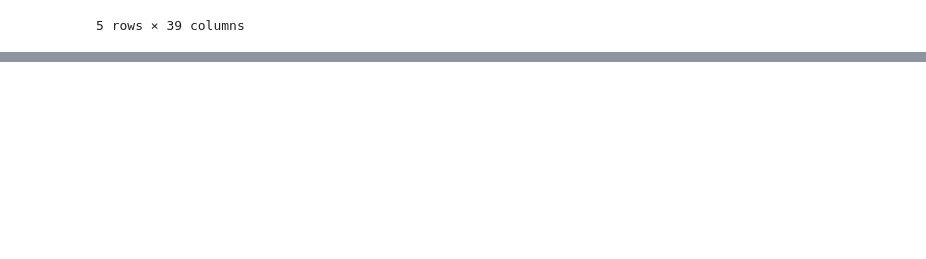
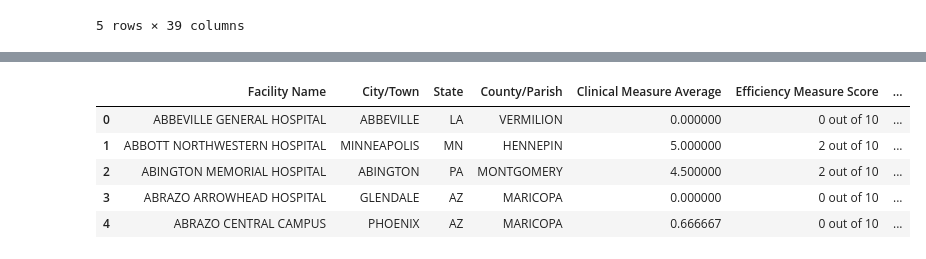
Before and after one commit to JackBrandt/jackbrandt.github.io, a Jupyter notebook: data_cleaning_joining.ipynb, the cells around one changed output, grey strips where cells are left out. Cells and saved outputs as stored; diff of their text form; code cells hidden in the pictures; blank space fills up the shorter version.

```diff
--- a/data_cleaning_joining.ipynb
+++ b/data_cleaning_joining.ipynb
@@ -375,0 +391,9 @@ join6.head()
+# %%
+# Fix anad Condense hvbp_clinical
+measure_cols=['MORT-30-AMI Measure Score','MORT-30-HF Measure Score','MORT-30-PN Measure Score','MORT-30-COPD Measure Score','MORT-30-CABG Measure Score','COMP-HIP-KNEE Measure Score']
+hvbp_clinfix=hvbp_clinical.copy()
+hvbp_clinfix[measure_cols] = hvbp_clinfix[measure_cols].replace('Not Available', np.nan)
+hvbp_clinfix[measure_cols] = hvbp_clinfix[measure_cols].apply(lambda col: col.str.extract(r'(\d+(?:\.\d+)?)')[0].astype(float))
+hvbp_clinfix['Clinical Measure Average'] = hvbp_clinfix[measure_cols].mean(axis=1, skipna=True)
+hvbp_clinfix.drop(measure_cols, axis=1, inplace=True)
+hvbp_clinfix.head()
@@ -376,2 +429,16 @@ join6.head()
 # %%
 #hvbp's
+hvbp=hvbp_clinfix.copy()
+hvbp=pd.merge(hvbp,hvbp_efficiency, 'outer',['Facility Name', 'City/Town','State','County/Parish'])
+hvbp=pd.merge(hvbp,hvbp_engagement, 'outer',['Facility Name', 'City/Town','State','County/Parish'])
+hvbp=pd.merge(hvbp,hvbp_safety, 'outer',['Facility Name', 'City/Town','State','County/Parish'])
+hvbp=pd.merge(hvbp,hvbp_tps, 'outer',['Facility Name', 'City/Town','State','County/Parish'])
+hvbp.to_csv('hvbp.csv',index=False)
+hvbp.head()
+# %% [output]
+|  | Facility Name | City/Town | State | County/Parish | Clinical Measure Average | Efficiency Measure Score | ... |
+| 0 | ABBEVILLE GENERAL HOSPITAL | ABBEVILLE | LA | VERMILION | 0.000000 | 0 out of 10 | ... |
+| 1 | ABBOTT NORTHWESTERN HOSPITAL | MINNEAPOLIS | MN | HENNEPIN | 5.000000 | 2 out of 10 | ... |
+| 2 | ABINGTON MEMORIAL HOSPITAL | ABINGTON | PA | MONTGOMERY | 4.500000 | 2 out of 10 | ... |
+| 3 | ABRAZO ARROWHEAD HOSPITAL | GLENDALE | AZ | MARICOPA | 0.000000 | 0 out of 10 | ... |
+| 4 | ABRAZO CENTRAL CAMPUS | PHOENIX | AZ | MARICOPA | 0.666667 | 0 out of 10 | ... |
```
Also changed, not shown: parts of 17 cells of this notebook, 19 other files.
